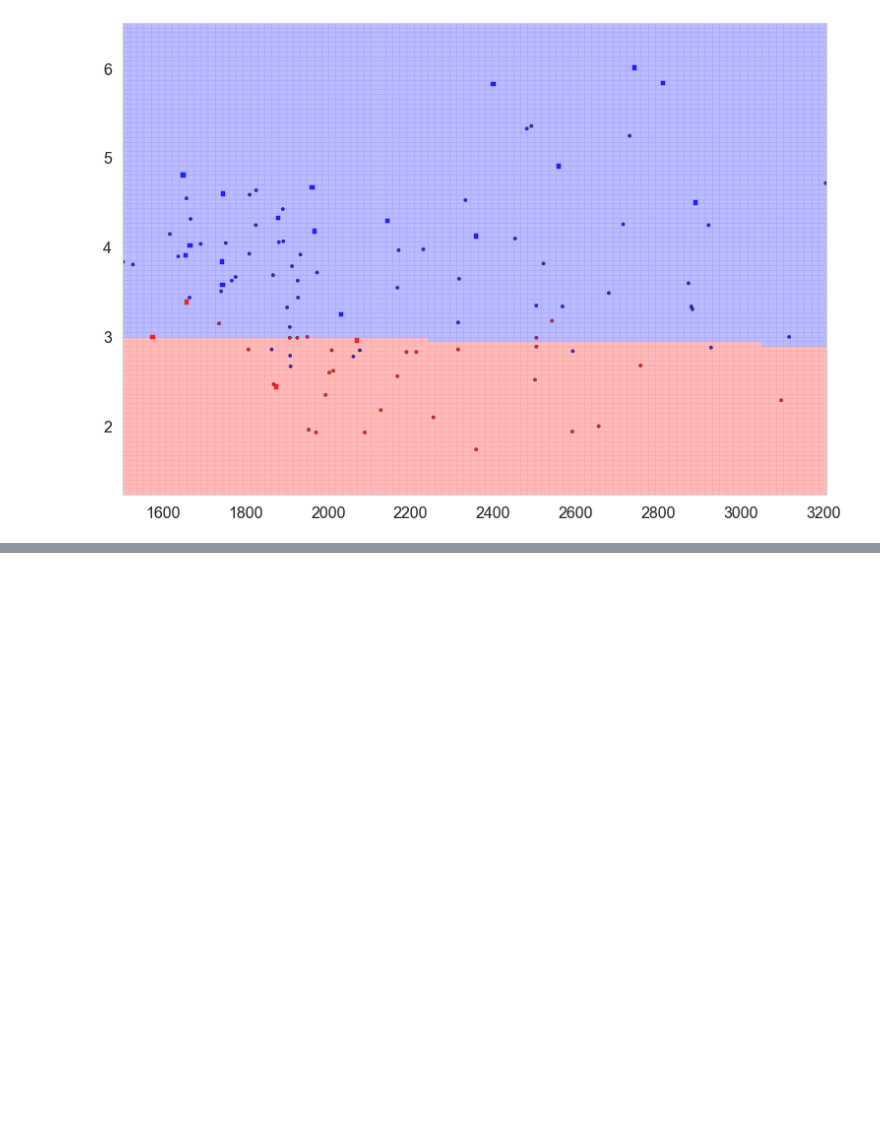
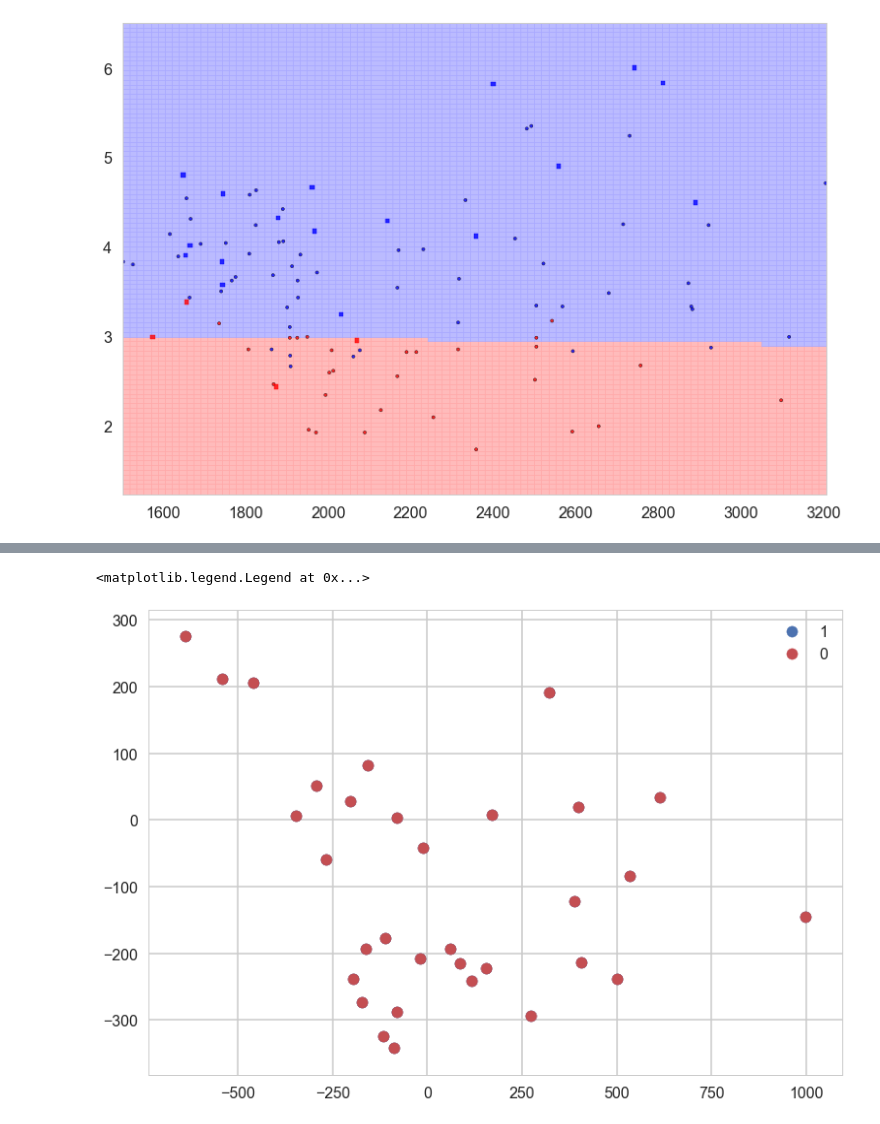
Before and after one commit to druchefavour/Data-Science---Project, a Jupyter notebook: CODE SECTION 6.1 - Classification - Logistic Regression.ipynb, the cells around one changed output, grey strips where cells are left out. Saved outputs shown, nothing was run; the diff lists cells and outputs as text; code cells hidden in the pictures; blank space fills up the shorter version.

```diff
--- a/CODE SECTION 6.1 - Classification - Logistic Regression.ipynb
+++ b/CODE SECTION 6.1 - Classification - Logistic Regression.ipynb
@@ -668,0 +732,5 @@ points_plot(ax, Xtrain_l, Xtest_l, ytrain_l, ytest_l, clf_l, alpha=0.8);
+# %%
+from sklearn.decomposition import PCA
+pca = PCA(n_components=3)
+dfnum
+X = pca.fit_transform(dfnum)
@@ -668,0 +745,5 @@ points_plot(ax, Xtrain_l, Xtest_l, ytrain_l, ytest_l, clf_l, alpha=0.8);
+# %%
+df = dflog[['GPSAT']]
+for i in range(pca.explained_variance_ratio_.shape[0]):
+    df["pc%i" % (i+1)] = X[:,i]
+df.head()
@@ -668,0 +762,13 @@ points_plot(ax, Xtrain_l, Xtest_l, ytrain_l, ytest_l, clf_l, alpha=0.8);
+# %%
+c0=sns.color_palette()[0]
+c1=sns.color_palette()[1]
+c2=sns.color_palette()[2]
+
+colors = [c0, c2]
+for label, color in zip(df['GPSAT'].unique(), colors):
+    mask = df['GPSAT']==0
+    plt.scatter(df[mask]['pc1'], df[mask]['pc2'], c=color, label=label)
+plt.legend()
+# %% [output]
+<matplotlib.legend.Legend at 0x...>
+[figure, added]
```
Also changed, not shown: parts of 9 cells of this notebook, 5 other files.
